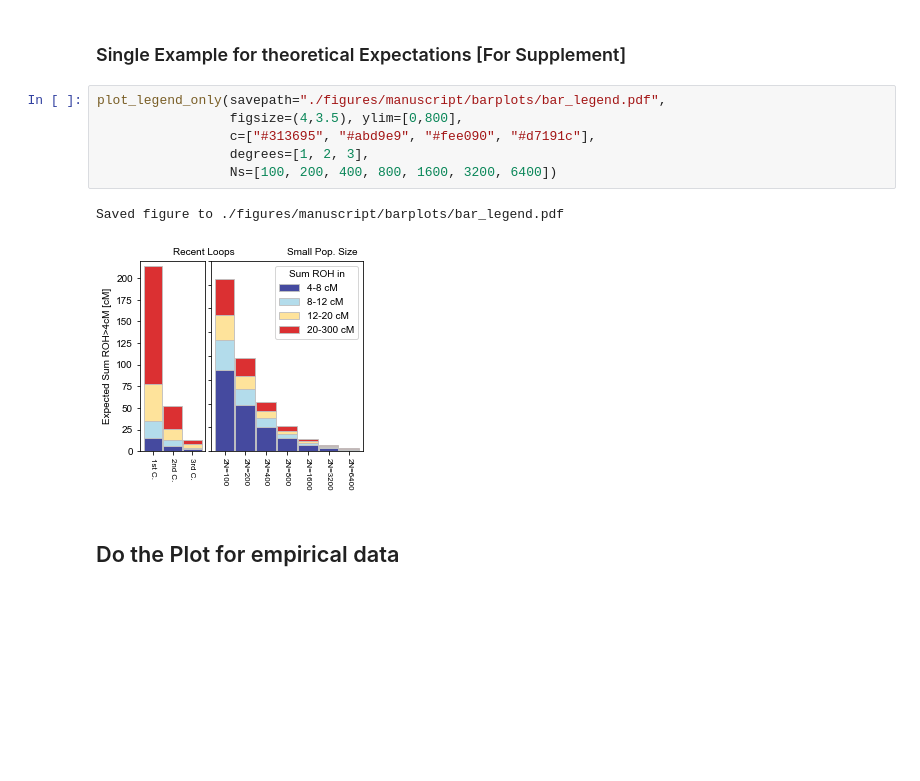
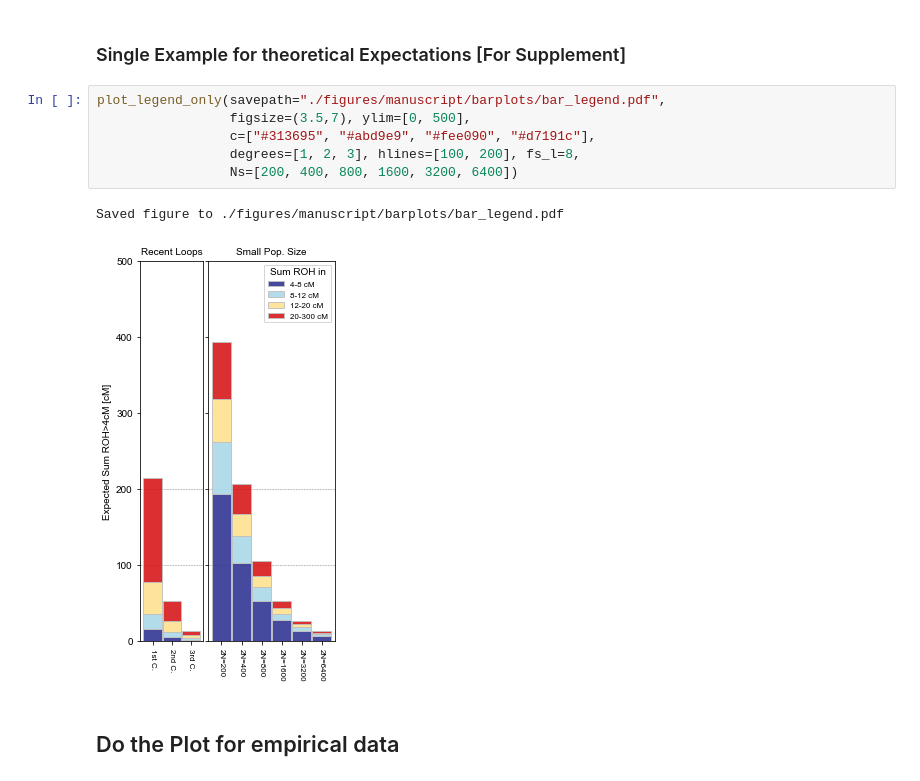
Before and after one commit to hringbauer/hapROH, a Jupyter notebook: Notebooks/Figures/plot_bar_ROH.ipynb, the cells around one changed output. Cells and saved outputs as stored; diff of their text form; blank space fills up the shorter version.

Commit message:
New timeline Plots

```diff
--- a/Notebooks/Figures/plot_bar_ROH.ipynb
+++ b/Notebooks/Figures/plot_bar_ROH.ipynb
@@ -52,13 +52,13 @@ CPU Count: 28
 ### Single Example for theoretical Expectations [For Supplement]
 # %%
 plot_legend_only(savepath="./figures/manuscript/barplots/bar_legend.pdf",
-                 figsize=(4,3.5), ylim=[0,800],
+                 figsize=(3.5,7), ylim=[0, 500],
                  c=["#313695", "#abd9e9", "#fee090", "#d7191c"],
-                 degrees=[1, 2, 3],
-                 Ns=[100, 200, 400, 800, 1600, 3200, 6400])
+                 degrees=[1, 2, 3], hlines=[100, 200], fs_l=8,
+                 Ns=[200, 400, 800, 1600, 3200, 6400])
 # %% [output]
 Saved figure to ./figures/manuscript/barplots/bar_legend.pdf
-[figure, old version]
+[figure, new version]
 # %% [markdown]
 ## Do the Plot for empirical data
 # %% [markdown]
```
Also changed, not shown: parts of 31 cells of this notebook, 2 other files.
